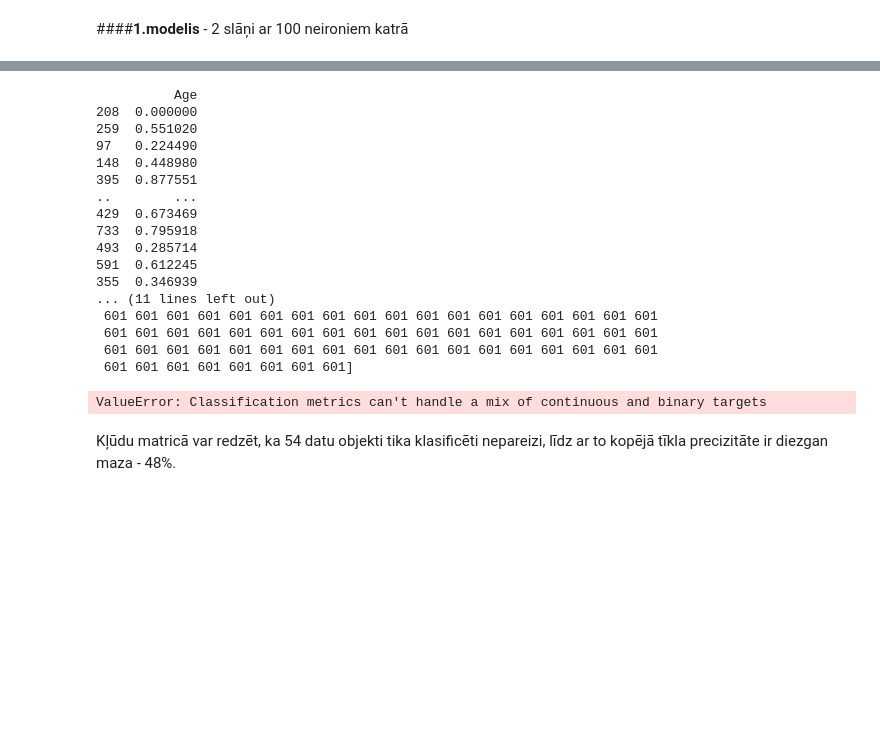
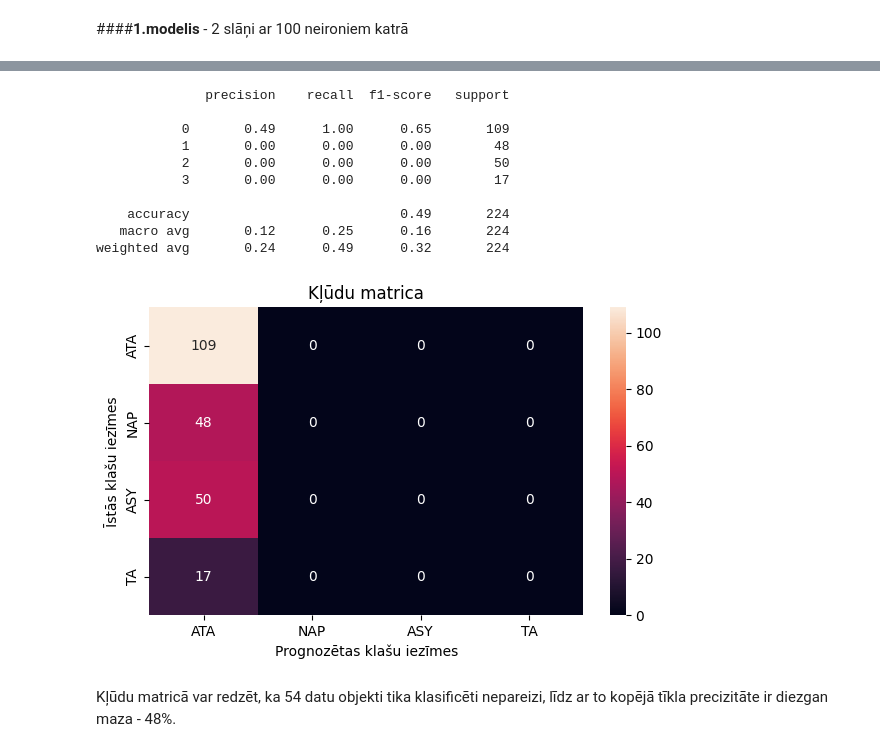
Before and after one commit to tomasskristianssterns/MIP_projekts2, a Jupyter notebook: src/Pārraudzītā_mašīnmācīšanās (1).ipynb, the cells around one changed output, grey strips where cells are left out. Drawn from its saved outputs; the diff is of its cells as text; code cells hidden in the pictures; blank space fills up the shorter version.

```diff
--- a/src/Pārraudzītā_mašīnmācīšanās (1).ipynb
+++ b/src/Pārraudzītā_mašīnmācīšanās (1).ipynb
@@ -400,42 +400,35 @@ MLPClassifier(activation='logistic', hidden_layer_sizes=(100, 100),
 # %%
 #bibliotēku pievienošana algoritma veikuma novērtēšanai un izvadei
 from sklearn.metrics import classification_report, confusion_matrix, ConfusionMatrixDisplay
 import pylab as pltb
 #izmantojam apmācīto modeli ar testa kopu, lai iegūtu prognozes
 y_prognoze = neironu_tikla_modelis.predict(X_testa)
 #izvadām modeļa veikuma novērtējuma metrikas
-print(y_testa)
-print(y_prognoze)
+# print(y_testa)
+# print(y_prognoze)
 print(classification_report(y_testa,y_prognoze, zero_division=0))
 #veidojam kļūdu matricu
 kludu_matrica = confusion_matrix(y_testa, y_prognoze)
 #izvadām kļūdu matricu
 fig, ax = pltb.subplots(figsize=(7,4))
 sns.heatmap(kludu_matrica, annot = True, fmt = 'g', ax = ax);
 ax.set_xlabel('Prognozētas klašu iezīmes');
 ax.set_ylabel('Īstās klašu iezīmes');
 ax.set_title('Kļūdu matrica');
-ax.xaxis.set_ticklabels(datu_kopa['species'].unique());
-ax.yaxis.set_ticklabels(datu_kopa['species'].unique());
+ax.xaxis.set_ticklabels(datu_kopa['ChestPainType'].unique());
+ax.yaxis.set_ticklabels(datu_kopa['ChestPainType'].unique());
 # %% [output]
-          Age
-208  0.000000
-259  0.551020
-97   0.224490
-148  0.448980
-395  0.877551
-..        ...
-429  0.673469
-733  0.795918
-493  0.285714
-591  0.612245
-355  0.346939
-... (11 lines left out)
- 601 601 601 601 601 601 601 601 601 601 601 601 601 601 601 601 601 601
- 601 601 601 601 601 601 601 601 601 601 601 601 601 601 601 601 601 601
- 601 601 601 601 601 601 601 601 601 601 601 601 601 601 601 601 601 601
- 601 601 601 601 601 601 601 601]
+              precision    recall  f1-score   support
+
+           0       0.49      1.00      0.65       109
+           1       0.00      0.00      0.00        48
+           2       0.00      0.00      0.00        50
+           3       0.00      0.00      0.00        17
+
+    accuracy                           0.49       224
+   macro avg       0.12      0.25      0.16       224
+weighted avg       0.24      0.49      0.32       224
-ValueError: Classification metrics can't handle a mix of continuous and binary targets
+[figure, added]
 # %% [markdown]
 Kļūdu matricā var redzēt, ka 54 datu objekti tika klasificēti nepareizi, līdz ar to kopējā tīkla precizitāte ir diezgan maza - 48%.
 # %% [markdown]
```
Also changed, not shown: parts of 3 cells of this notebook.
